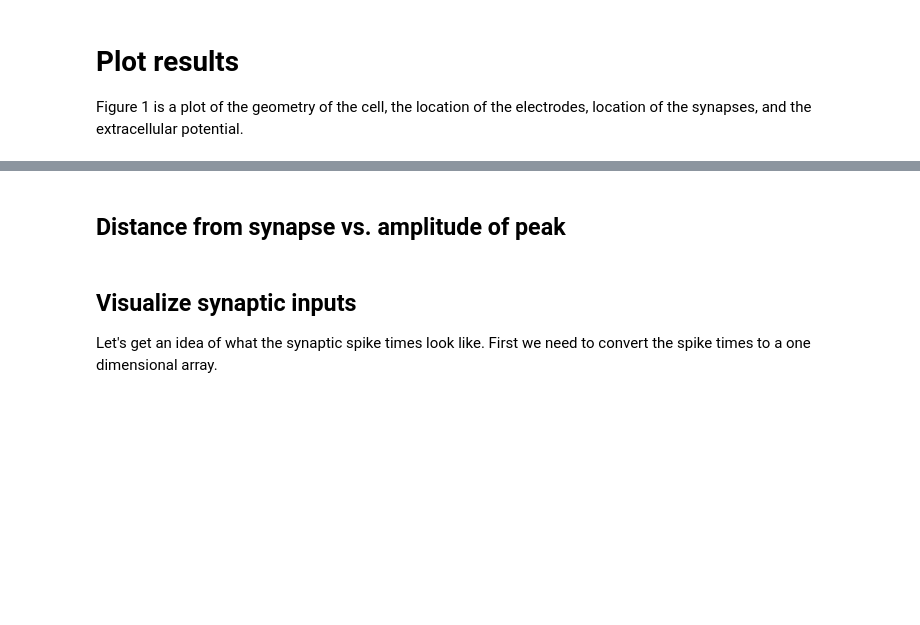
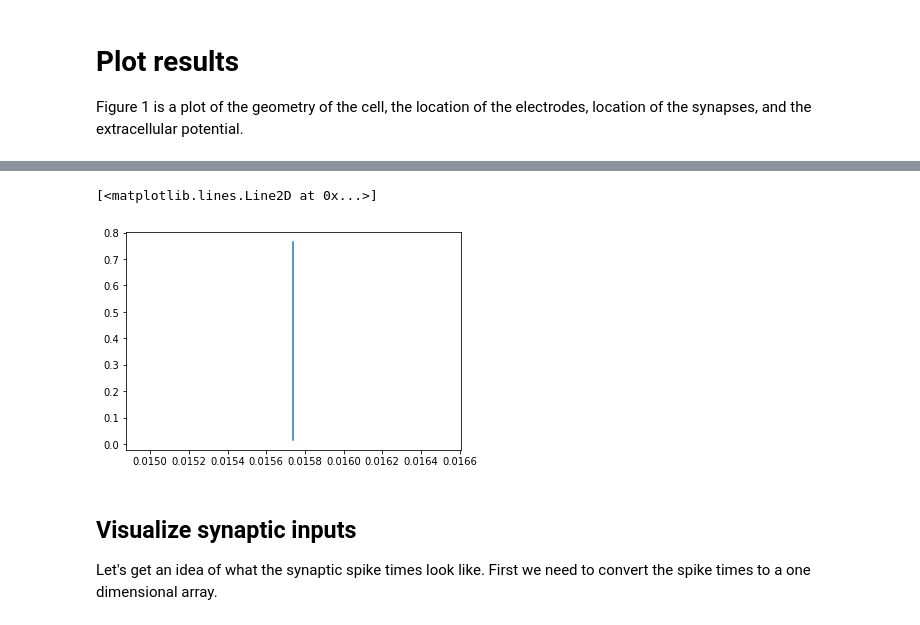
Before and after one commit to latimerb/GeneralTutorials, a Jupyter notebook: LFP/LFPTutorial3-BLA Pyramidal-stylized.ipynb, the cells around one changed output, grey strips where cells are left out. Saved outputs shown, nothing was run; the diff lists cells and outputs as text; code cells hidden in the pictures; blank space fills up the shorter version.

```diff
--- a/LFP/LFPTutorial3-BLA Pyramidal-stylized.ipynb
+++ b/LFP/LFPTutorial3-BLA Pyramidal-stylized.ipynb
@@ -302,5 +314,10 @@ fig = plot_elec_grid(cell,electrode)
-# %% [markdown]
-## Distance from synapse vs. amplitude of peak
+# %%
+x = [cell.current_dipole_moment[0,0],cell.current_dipole_moment[0,0]]
+y = [cell.current_dipole_moment[0,0],cell.current_dipole_moment[0,2]]
+plot(x,y)
+# %% [output]
+[<matplotlib.lines.Line2D at 0x...>]
+[figure, added]
 # %% [markdown]
 ## Visualize synaptic inputs
 Let's get an idea of what the synaptic spike times look like. First we need to convert the spike times to a one dimensional array.
```
Also changed, not shown: parts of 7 cells of this notebook, 3 other files.
